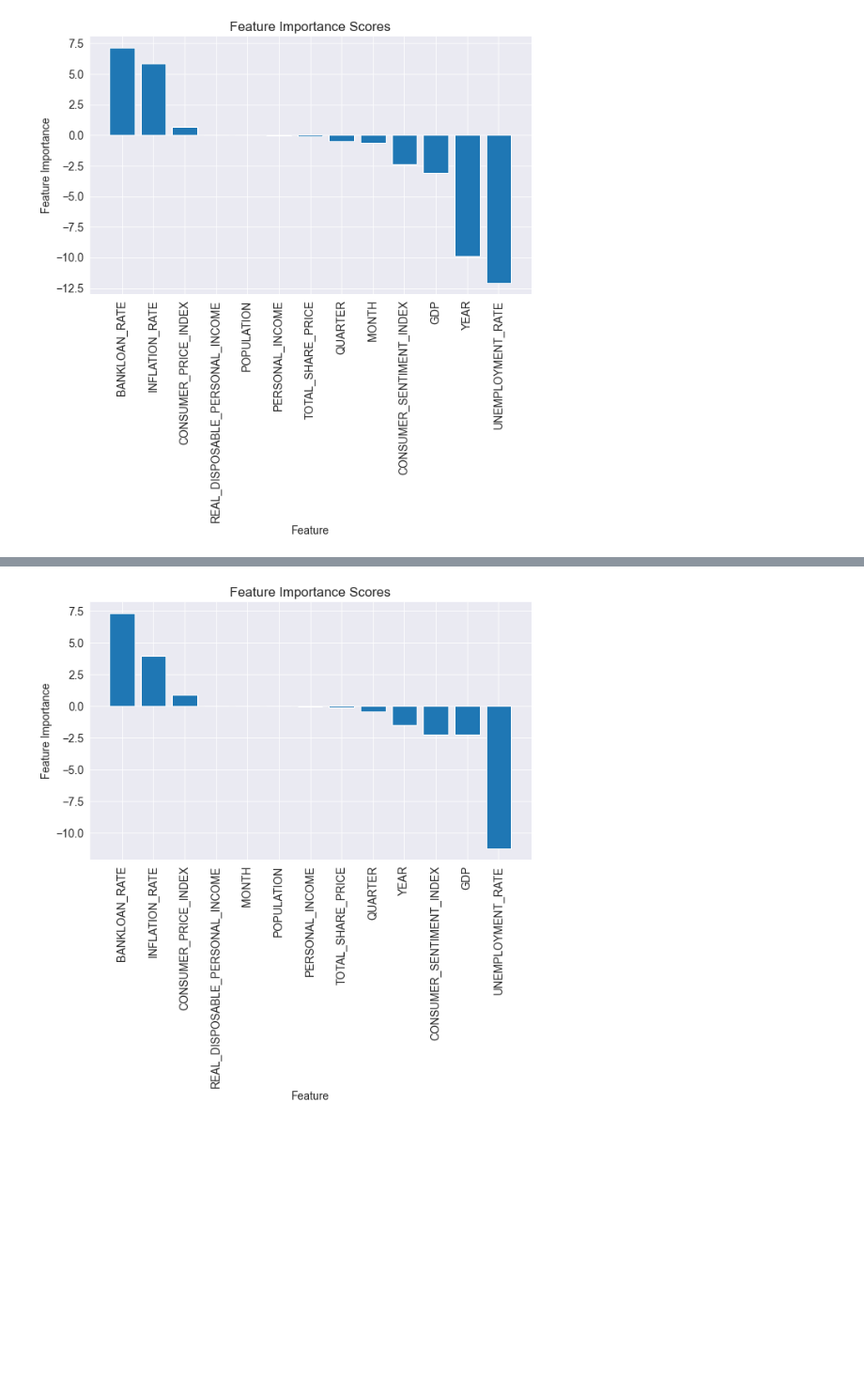
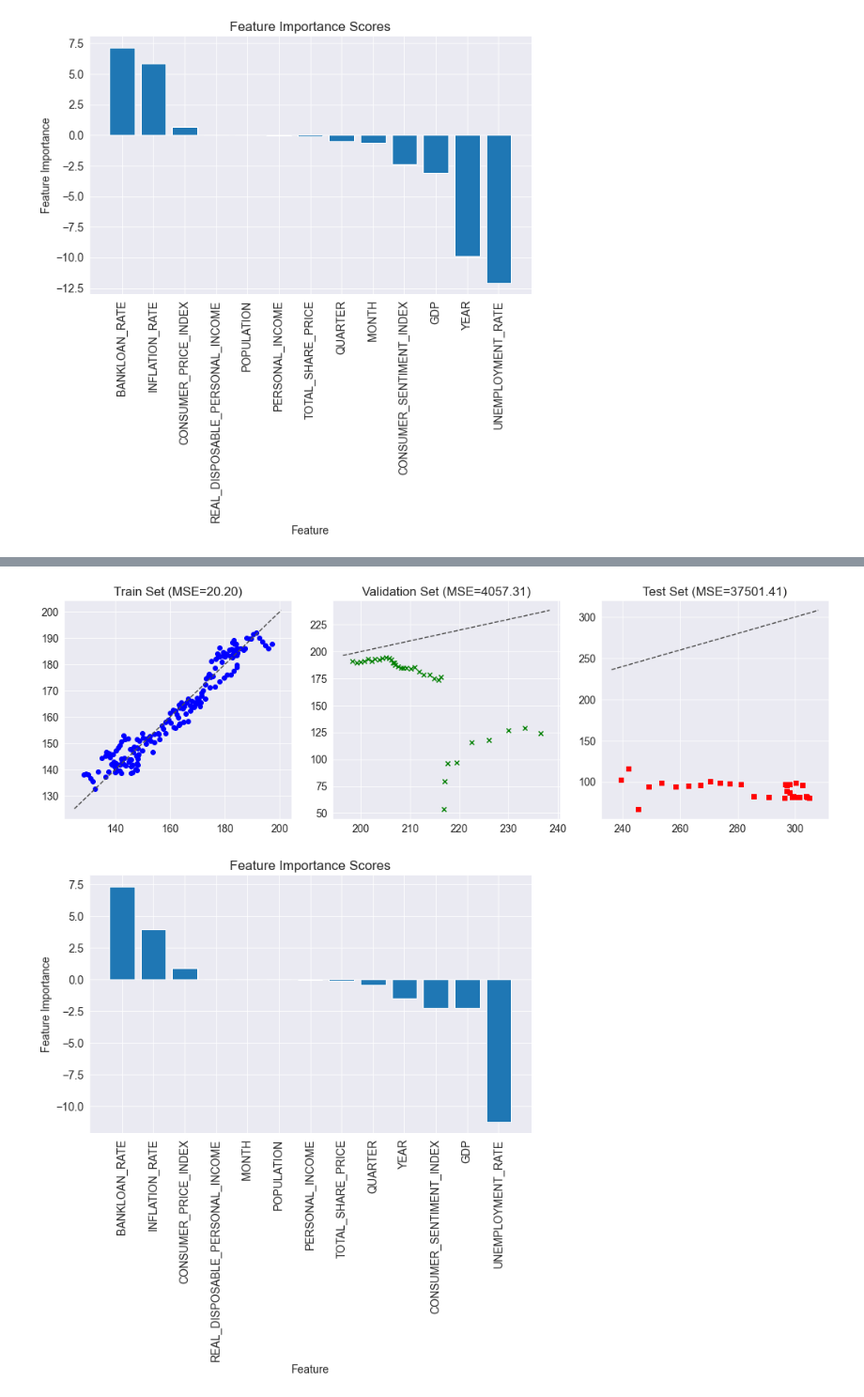
Before and after one commit to rbhattar07/HPI, a Jupyter notebook: main.ipynb, the cells around one changed output, grey strips where cells are left out. Shown at 94% size. Cells and saved outputs as stored; diff of their text form; code cells hidden in the pictures; blank space fills up the shorter version.

```diff
--- a/main.ipynb
+++ b/main.ipynb
@@ -428,3 +441,7 @@ evaluate(ridge)
+# %%
+plot_actual_vs_predicted(ridge, train_inputs, val_inputs, test_inputs, train_target, val_target, test_target)
+# %% [output]
+[figure, added]
 # %%
 # Feature Importance
 
```
Also changed, not shown: parts of 15 cells of this notebook.
